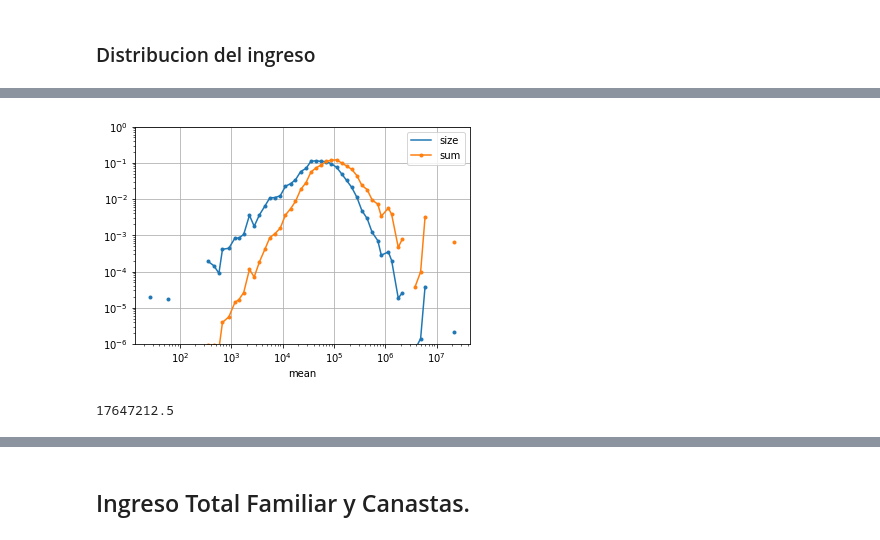
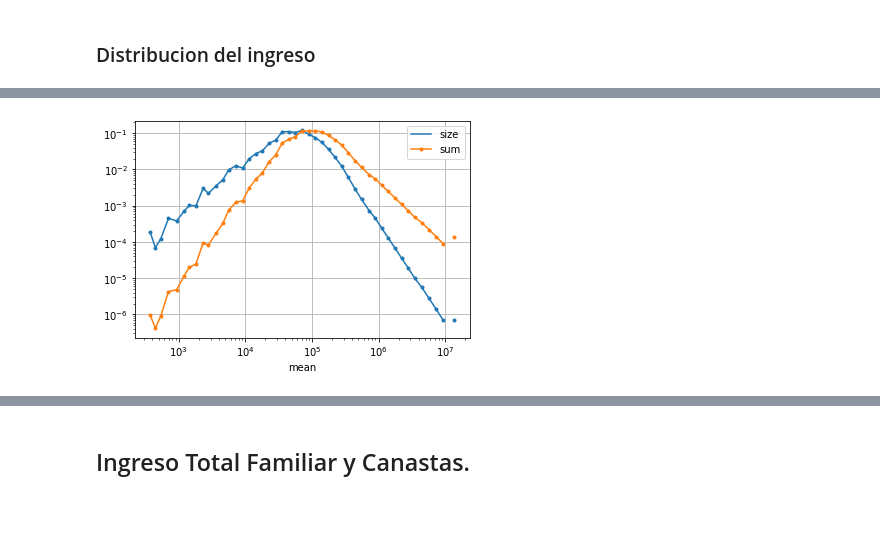
Before and after one commit to matuteiglesias/indice-pobreza-UBA, a Jupyter notebook: notebooks/12 - Validaciones - B - Regresores (Distribucion de Ingreso).ipynb, the cells around one changed output, grey strips where cells are left out. Cells and saved outputs as stored; diff of their text form; code cells hidden in the pictures; blank space fills up the shorter version.

Commit message:
Added user created data

```diff
--- a/notebooks/12 - Validaciones - B - Regresores (Distribucion de Ingreso).ipynb
+++ b/notebooks/12 - Validaciones - B - Regresores (Distribucion de Ingreso).ipynb
@@ -213,9 +315,9 @@ df2021.index = pd.to_datetime(df2021.index)
 # %%
-data = df2021.reset_index()[['P47T_persona']]
-data = data.loc[data.P47T_persona > 0]
-data = data*(cpi_actual/cpi_ref)
-data = np.log10(data)
+# data = df2021.reset_index()[['P47T_persona']]
+# data = data.loc[data.P47T_persona > 0]
+# data = data*(cpi_actual/cpi_ref)
+# data = np.log10(data)
 
-plt.hist(data, bins = np.arange(1, 8, .1))
-plt.yscale('log')
-plt.show()
+# plt.hist(data, bins = np.arange(1, 8, .1))
+# plt.yscale('log')
+# plt.show()
@@ -224,8 +324,8 @@ plt.show()
 # %%
-data = df2021.reset_index()[['P47T_persona']]
-data = data.loc[data.P47T_persona > 0]
-data = data*(cpi_actual/cpi_ref)
-# pd.cut(data.P47T_persona, bins = np.arange(1, 8, .1))
-data['P47T_persona_log'] = np.log10(data['P47T_persona'])
-data['bin'] = pd.cut(data.P47T_persona_log, bins = np.arange(1, 8, .1))
+# data = df2021.reset_index()[['P47T_persona']]
+# data = data.loc[data.P47T_persona > 0]
+# data = data*(cpi_actual/cpi_ref)
+# # pd.cut(data.P47T_persona, bins = np.arange(1, 8, .1))
+# data['P47T_persona_log'] = np.log10(data['P47T_persona'])
+# data['bin'] = pd.cut(data.P47T_persona_log, bins = np.arange(1, 8, .1))
 # %%
@@ -243,10 +335,18 @@ info.sample(5)#.tail()
 # %%
+nb = 20
+# data['cnt_bin'] = pd.qcut(data.P47T_persona, nb)
+data['log_bin'] = pd.cut(data.P47T_persona_log_fix, bins = np.arange(2, 8, .1))
+# data['val_bin'] = pd.cut(data.P47T_persona.cumsum(), bins = nb)
+
+info = data.groupby('log_bin').agg(['mean', 'size', 'sum'])['P47T_persona_fix']
+info.loc[:, ['size', 'sum']] = info[['size', 'sum']].div(info[['size', 'sum']].sum(), 1)
+
 fig, ax = plt.subplots(1, figsize = (6, 4))
 info.plot(x = 'mean', y = 'size', ax = ax, marker = '.')
 info.plot(x = 'mean', y = 'sum', ax = ax, marker = '.')
 ax.set_yscale('log')
-ax.set_ylim(1e-6, 1)
+# ax.set_ylim(1e-6, 1)
 ax.grid()
 ax.set_xscale('log')
 # %% [output]
-[figure, old version]
+[figure, new version]
@@ -255,8 +352,0 @@ ax.set_xscale('log')
-# %%
-## Cant total de personas (en AGLOS)
-2256360/8/frac
-
-## Cant total de personas que perciben ingreso (en AGLOS)
-1411777/8/frac
-# %% [output]
-17647212.5
```
Also changed, not shown: parts of 52 cells of this notebook.
